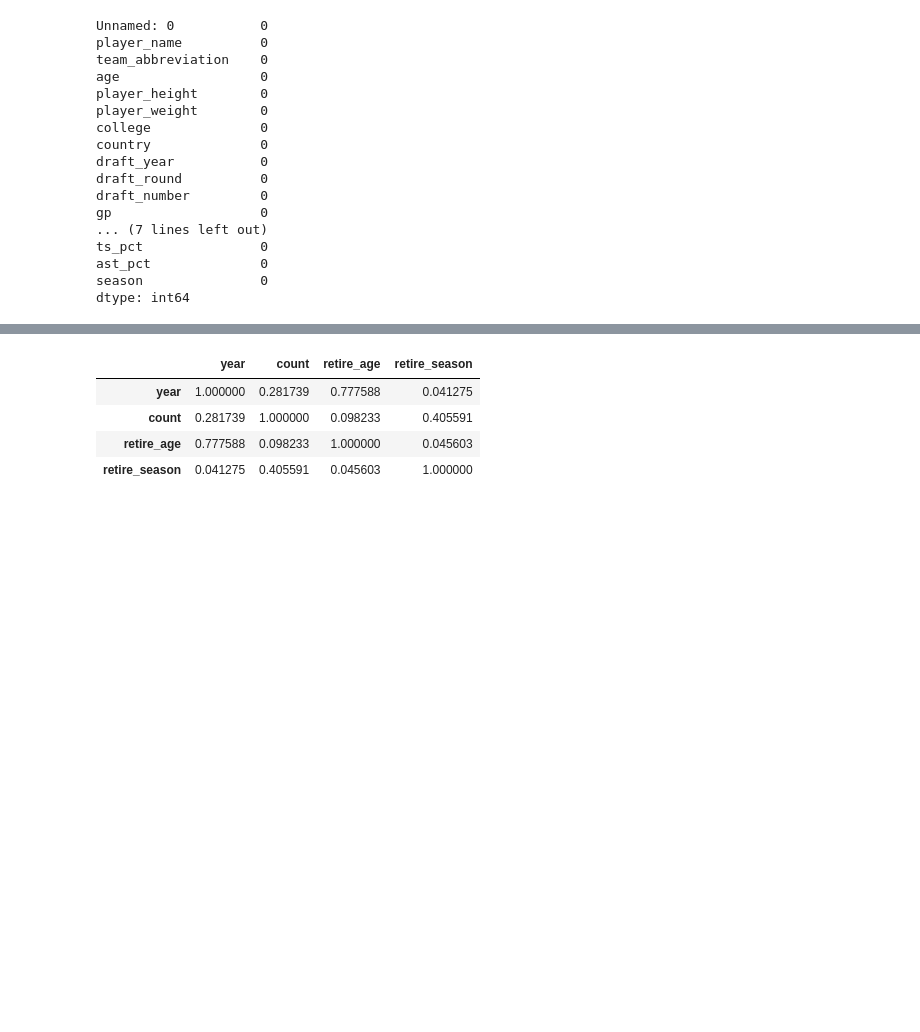
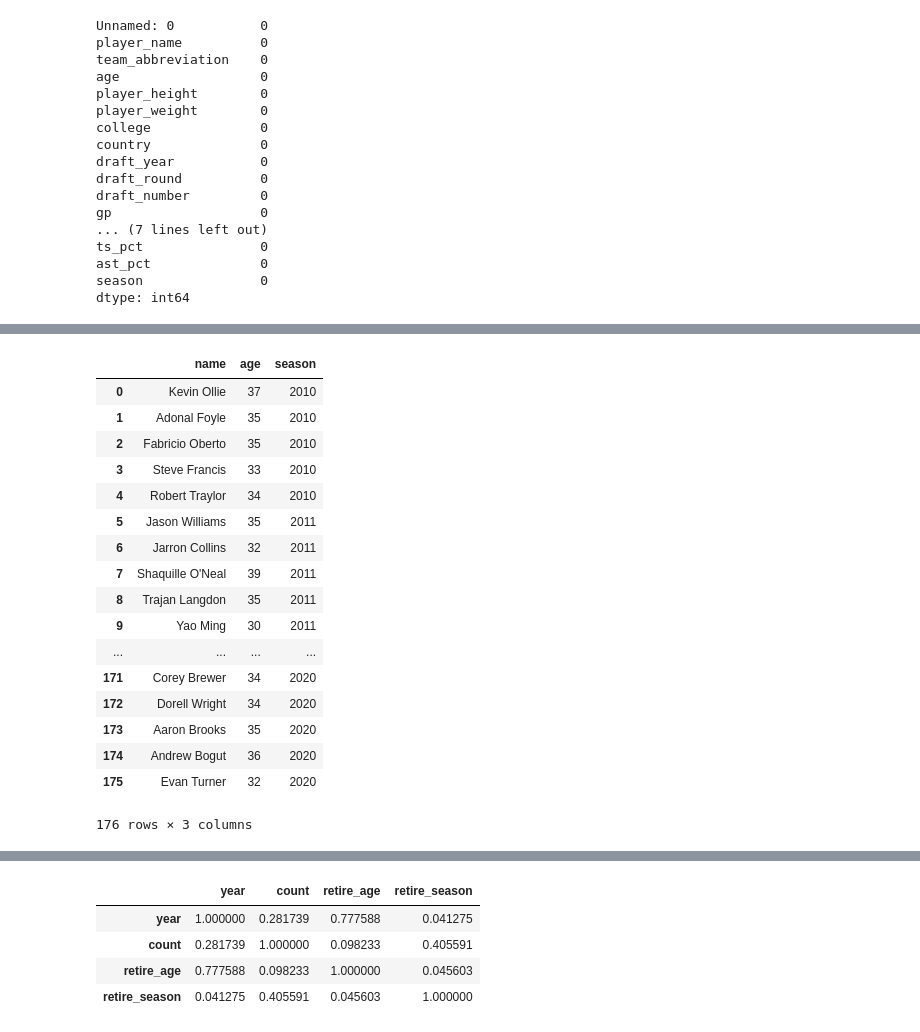
Before and after one commit to sc303030/NBA, a Jupyter notebook: fisrt.ipynb, the cells around one changed output, grey strips where cells are left out. Drawn from its saved outputs; the diff is of its cells as text; code cells hidden in the pictures; blank space fills up the shorter version.

```diff
--- a/fisrt.ipynb
+++ b/fisrt.ipynb
@@ -184,2 +159,31 @@ nba_injury_sum = nba_injury.groupby('Relinquished', as_index=False).agg({'Notes'
+# %%
+index_list = []
+while len(name_list) > 0:
+    cnt = len(name_list)
+    for idx, value in nba_retire.iterrows():
+        if value[0] in name_list:
+            index_list.append(idx)
+            name_list.remove(value[0])
+nba_retire = nba_retire.drop(index_list).reset_index(drop=True)
+nba_retire
+# %% [output]
+|  | name | age | season |
+| 0 | Kevin Ollie | 37 | 2010 |
+| 1 | Adonal Foyle | 35 | 2010 |
+| 2 | Fabricio Oberto | 35 | 2010 |
+| 3 | Steve Francis | 33 | 2010 |
+| 4 | Robert Traylor | 34 | 2010 |
+| 5 | Jason Williams | 35 | 2011 |
+| 6 | Jarron Collins | 32 | 2011 |
+| 7 | Shaquille O'Neal | 39 | 2011 |
+| 8 | Trajan Langdon | 35 | 2011 |
+| 9 | Yao Ming | 30 | 2011 |
+| ... | ... | ... | ... |
+| 171 | Corey Brewer | 34 | 2020 |
+| 172 | Dorell Wright | 34 | 2020 |
+| 173 | Aaron Brooks | 35 | 2020 |
+| 174 | Andrew Bogut | 36 | 2020 |
+| 175 | Evan Turner | 32 | 2020 |
+176 rows × 3 columns
 # %%
 nba_player = nba_all.groupby('player_name',as_index=False).agg({'season':'count'}).sort_values('season',ascending=False).reset_index(drop=True)
```
Also changed, not shown: parts of 17 cells of this notebook, 5 other files.
